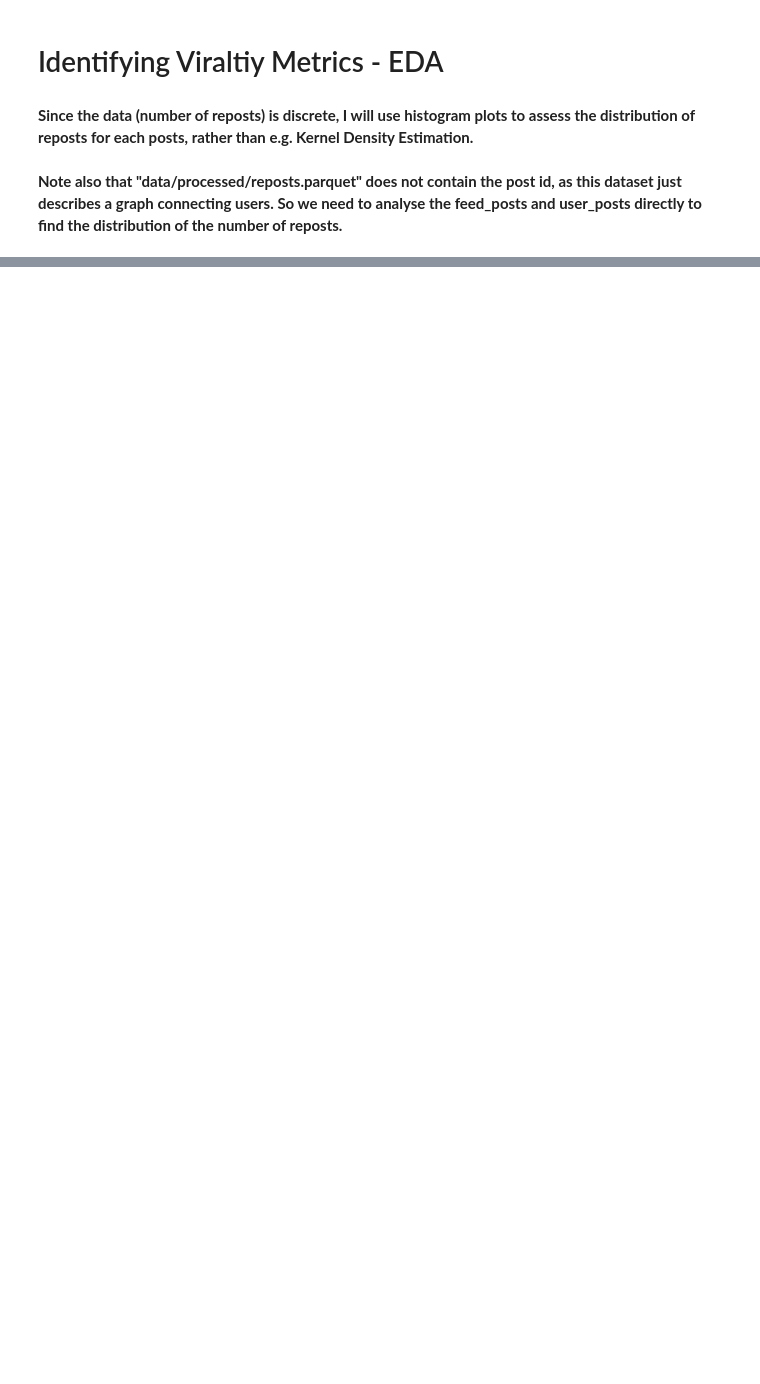
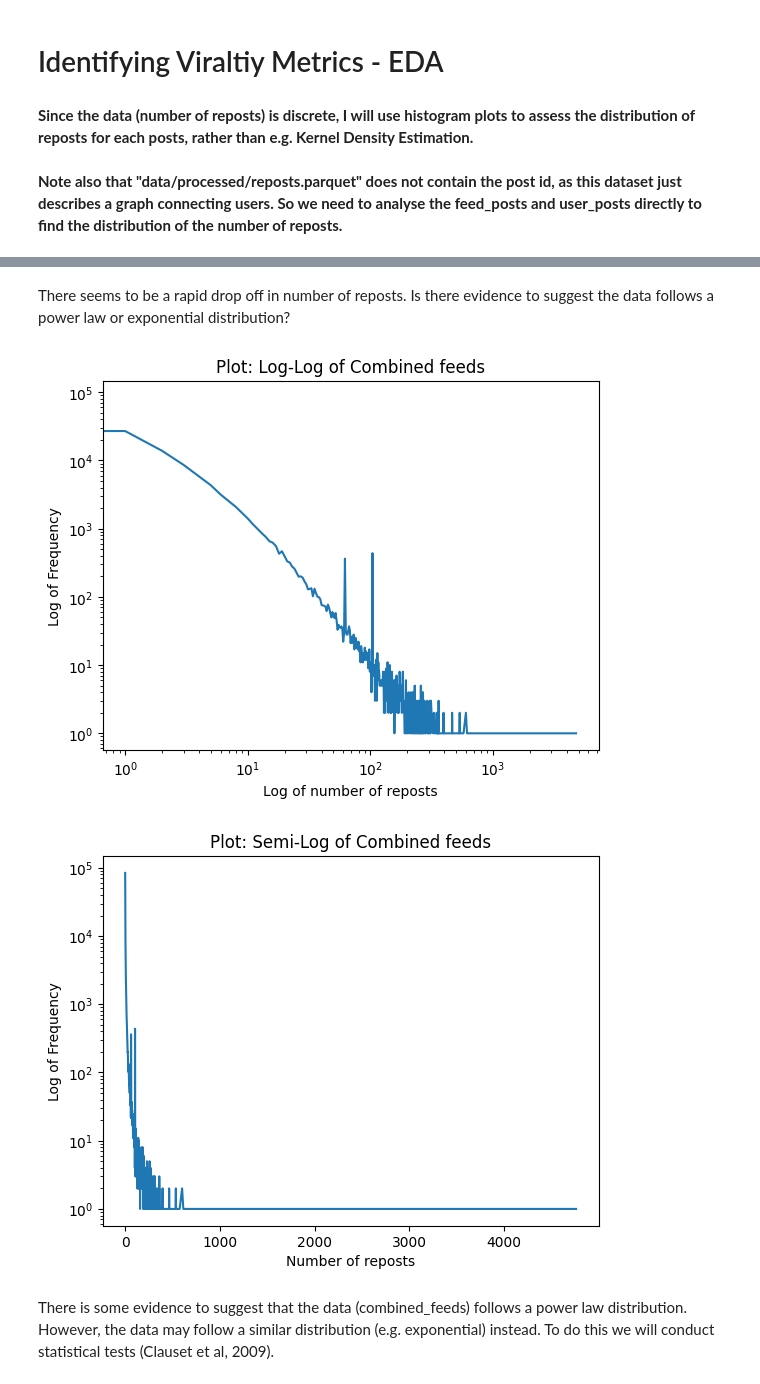
Before and after one commit to AravRaja/virality-analysis-datascience, a Jupyter notebook: notebooks/identifying_virality_metrics.ipynb, the cells around one changed output, grey strips where cells are left out. Saved outputs shown, nothing was run; the diff lists cells and outputs as text; code cells hidden in the pictures; blank space fills up the shorter version.

```diff
--- a/notebooks/identifying_virality_metrics.ipynb
+++ b/notebooks/identifying_virality_metrics.ipynb
@@ -137,0 +97,24 @@ for i in range(len(repost_counts)):
+# %% [markdown]
+There seems to be a rapid drop off in number of reposts. Is there evidence to suggest the data follows a power law or exponential distribution?
+# %%
+# Check for further evidence of power law distribution (is log-log plot linear?)
+combined_repost_counts.plot()
+plt.xscale("log")
+plt.yscale("log")
+plt.xlabel("Log of number of reposts")
+plt.ylabel("Log of Frequency")
+plt.title("Plot: Log-Log of Combined feeds")
+plt.show()
+
+# Check for further evidence of exponential distribution (is semi-log plot linear?)
+combined_repost_counts.plot()
+plt.yscale("log")
+plt.xlabel("Number of reposts")
+plt.ylabel("Log of Frequency")
+plt.title("Plot: Semi-Log of Combined feeds")
+plt.show()
+# %% [output]
+[figure, added]
+[figure, added]
+# %% [markdown]
+There is some evidence to suggest that the data (combined_feeds) follows a power law distribution. However, the data may follow a similar distribution (e.g. exponential) instead. To do this we will conduct statistical tests (Clauset et al, 2009).
```
Also changed, not shown: parts of 9 cells of this notebook.
